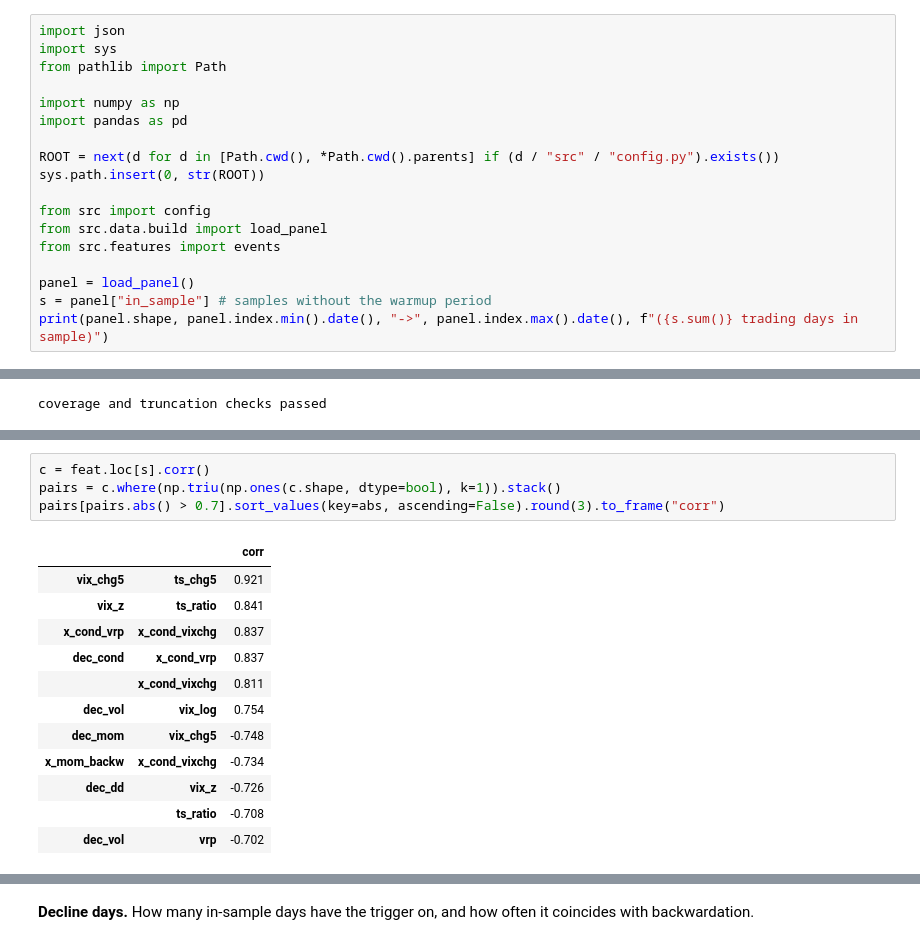
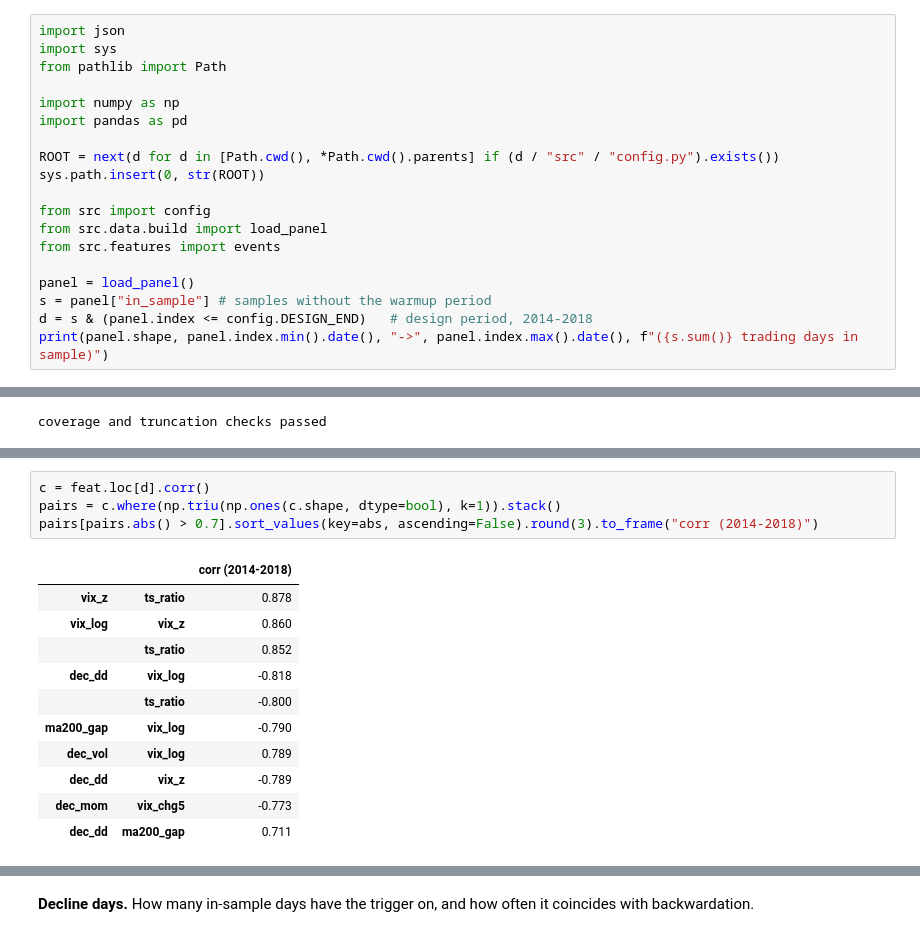
Before and after one commit to LuweiChenbot/dsa5205-vol-timing, a Jupyter notebook: src/features/features.ipynb, the cells around one changed output, grey strips where cells are left out. Cells and saved outputs as stored; diff of their text form.

```diff
--- a/src/features/features.ipynb
+++ b/src/features/features.ipynb
@@ -24,6 +31,7 @@ from src.features import events
 
 panel = load_panel()
 s = panel["in_sample"] # samples without the warmup period
+d = s & (panel.index <= config.DESIGN_END)   # design period, 2014-2018
 print(panel.shape, panel.index.min().date(), "->", panel.index.max().date(), f"({s.sum()} trading days in sample)")
 # %% [output]
 (3530, 34) 2012-01-03 -> 2026-01-15 (3018 trading days in sample)
@@ -151,17 +184,16 @@ make individual coefficients hard to read.
 # %%
-c = feat.loc[s].corr()
+c = feat.loc[d].corr()
 pairs = c.where(np.triu(np.ones(c.shape, dtype=bool), k=1)).stack()
-pairs[pairs.abs() > 0.7].sort_values(key=abs, ascending=False).round(3).to_frame("corr")
+pairs[pairs.abs() > 0.7].sort_values(key=abs, ascending=False).round(3).to_frame("corr (2014-2018)")
 # %% [output]
-|  |  | corr |
-| vix_chg5 | ts_chg5 | 0.921 |
-| vix_z | ts_ratio | 0.841 |
-| x_cond_vrp | x_cond_vixchg | 0.837 |
-| dec_cond | x_cond_vrp | 0.837 |
-|  | x_cond_vixchg | 0.811 |
-| dec_vol | vix_log | 0.754 |
-| dec_mom | vix_chg5 | -0.748 |
-| x_mom_backw | x_cond_vixchg | -0.734 |
-| dec_dd | vix_z | -0.726 |
-|  | ts_ratio | -0.708 |
-| dec_vol | vrp | -0.702 |
+|  |  | corr (2014-2018) |
+| vix_z | ts_ratio | 0.878 |
+| vix_log | vix_z | 0.860 |
+|  | ts_ratio | 0.852 |
+| dec_dd | vix_log | -0.818 |
+|  | ts_ratio | -0.800 |
+| ma200_gap | vix_log | -0.790 |
+| dec_vol | vix_log | 0.789 |
+| dec_dd | vix_z | -0.789 |
+| dec_mom | vix_chg5 | -0.773 |
+| dec_dd | ma200_gap | 0.711 |
```
Also changed, not shown: parts of 15 cells of this notebook, 12 other files.
